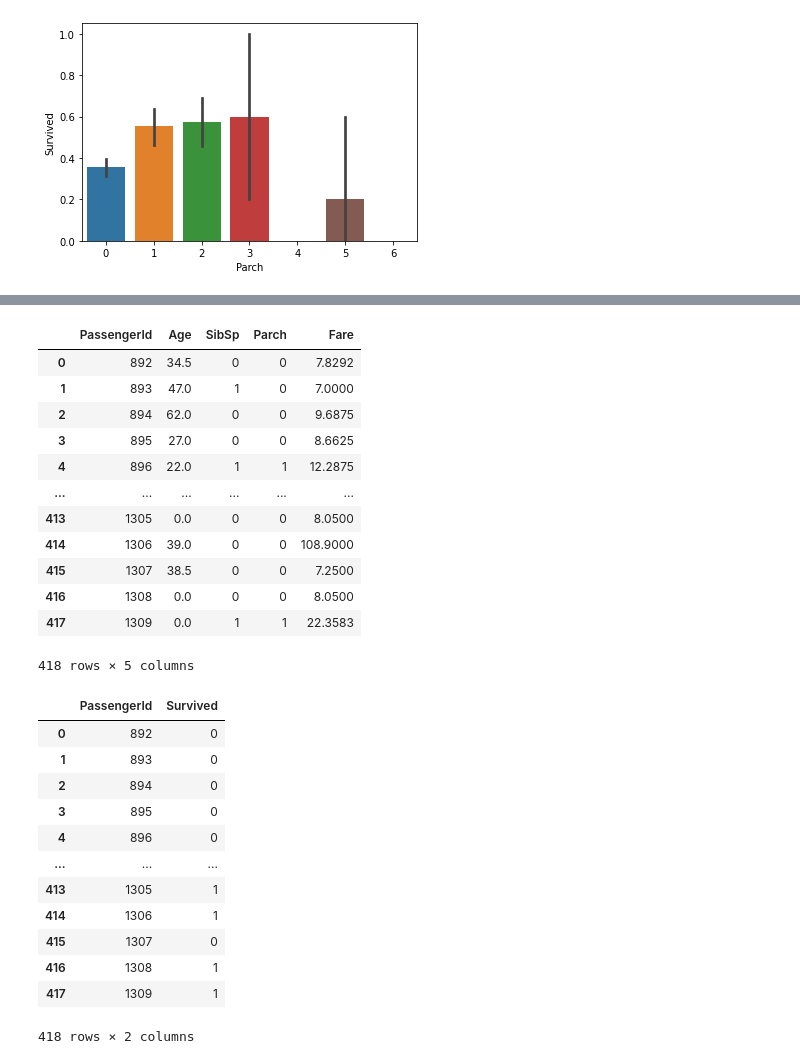
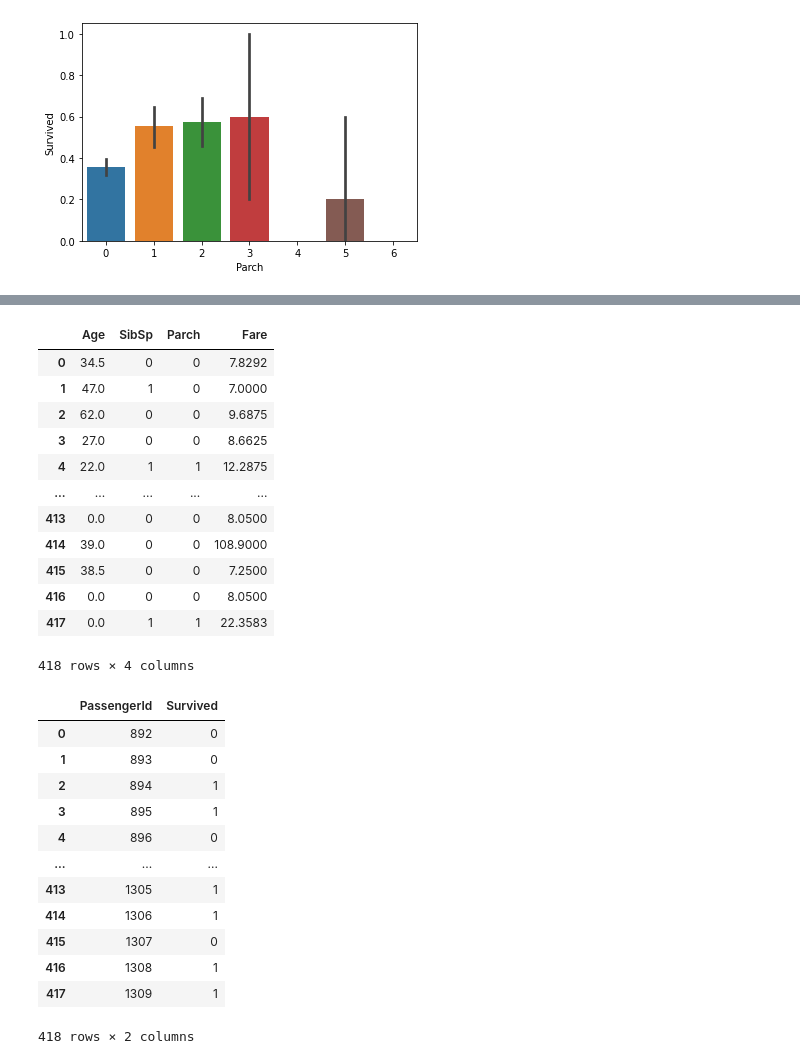
Before and after one commit to nias-ufv/treinamento_turma3, a Jupyter notebook: machine-learning.ipynb, the cells around one changed output, grey strips where cells are left out. Saved outputs shown, nothing was run; the diff lists cells and outputs as text; code cells hidden in the pictures.

Commit message:
capitulo 7 e 6 corrigida | Machine Learning Titanic | Version 5

```diff
--- a/machine-learning.ipynb
+++ b/machine-learning.ipynb
@@ -194,0 +165,16 @@ accuracy_score(y_test, knn2.predict(X_test))
+# %%
+#6.3 # dividindo o dataframe de treino em train e validation
+from sklearn.model_selection import train_test_split
+
+X = treinA.drop(['Survived','Age-1', 'PassengerId'],axis = 1)
+display(X)
+target = treinA["Survived"]
+train_X, val_X, train_y, val_y = train_test_split(X, target,test_size=0.20, random_state = 0)
+# treinando o modelo
+from sklearn.ensemble import RandomForestClassifier
+from sklearn.metrics import accuracy_score
+
+modelo_titanic = RandomForestClassifier()
+modelo_titanic.fit(train_X,train_y)
+predt = modelo_titanic.predict(val_X)
+accuracy_score(predt,val_y)
@@ -195,32 +196,31 @@ accuracy_score(y_test, knn2.predict(X_test))
 # %%
-display(testA)
-#Treinamento do modelo e submissão das predições em todo dataframe de test
 testB = testA.drop('PassengerId', axis=1)
+display(testB)
 gua = test['PassengerId']
-pred= knn2.predict(testB)
+pred= modelo_titanic.predict(testB)
 output = pd.DataFrame({'PassengerId' : gua, 'Survived' : pred})
 output.to_csv('submission.csv', index=False)
 output.shape
 display(output)
 # %% [output]
-|  | PassengerId | Age | SibSp | Parch | Fare |
-| 0 | 892 | 34.5 | 0 | 0 | 7.8292 |
-| 1 | 893 | 47.0 | 1 | 0 | 7.0000 |
-| 2 | 894 | 62.0 | 0 | 0 | 9.6875 |
-| 3 | 895 | 27.0 | 0 | 0 | 8.6625 |
-| 4 | 896 | 22.0 | 1 | 1 | 12.2875 |
-| ... | ... | ... | ... | ... | ... |
-| 413 | 1305 | 0.0 | 0 | 0 | 8.0500 |
-| 414 | 1306 | 39.0 | 0 | 0 | 108.9000 |
-| 415 | 1307 | 38.5 | 0 | 0 | 7.2500 |
-| 416 | 1308 | 0.0 | 0 | 0 | 8.0500 |
-| 417 | 1309 | 0.0 | 1 | 1 | 22.3583 |
+|  | Age | SibSp | Parch | Fare |
+| 0 | 34.5 | 0 | 0 | 7.8292 |
+| 1 | 47.0 | 1 | 0 | 7.0000 |
+| 2 | 62.0 | 0 | 0 | 9.6875 |
+| 3 | 27.0 | 0 | 0 | 8.6625 |
+| 4 | 22.0 | 1 | 1 | 12.2875 |
+| ... | ... | ... | ... | ... |
+| 413 | 0.0 | 0 | 0 | 8.0500 |
+| 414 | 39.0 | 0 | 0 | 108.9000 |
+| 415 | 38.5 | 0 | 0 | 7.2500 |
+| 416 | 0.0 | 0 | 0 | 8.0500 |
+| 417 | 0.0 | 1 | 1 | 22.3583 |
-418 rows × 5 columns
+418 rows × 4 columns
 |  | PassengerId | Survived |
 | 0 | 892 | 0 |
 | 1 | 893 | 0 |
-| 2 | 894 | 0 |
-| 3 | 895 | 0 |
+| 2 | 894 | 1 |
+| 3 | 895 | 1 |
 | 4 | 896 | 0 |
 | ... | ... | ... |
 | 413 | 1305 | 1 |
```
Also changed, not shown: parts of 3 cells of this notebook.
